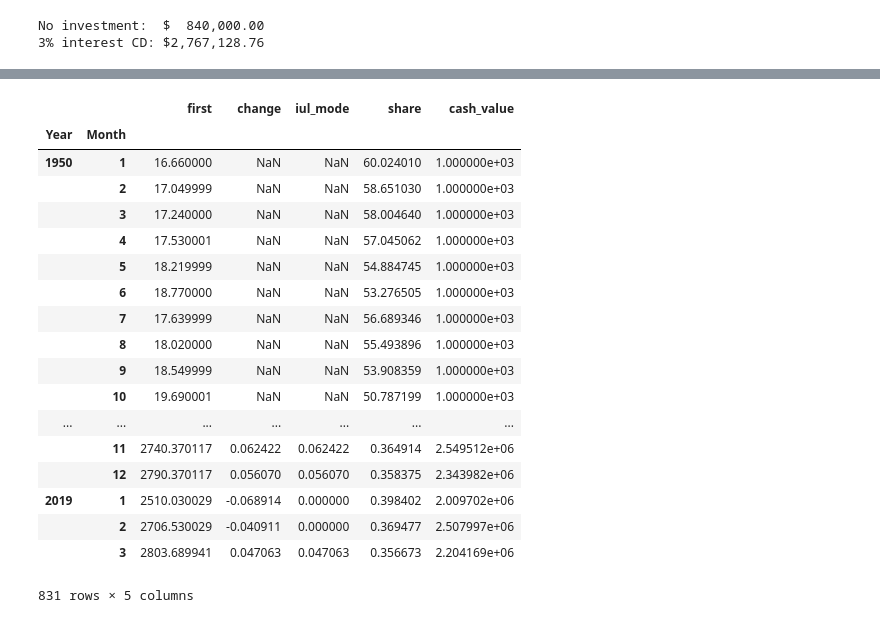
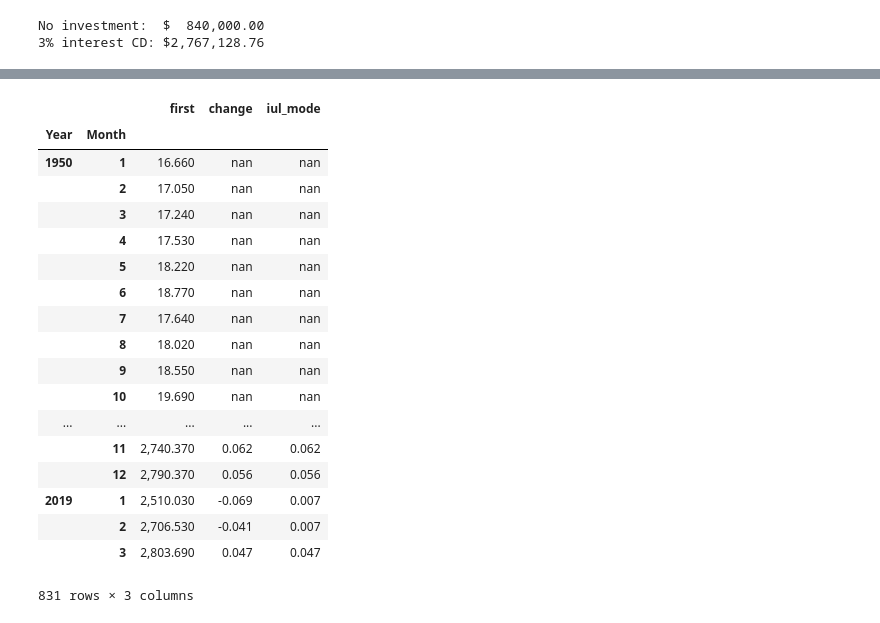
Before and after one commit to dingdinghzq/Investment101, a Jupyter notebook: SP500.ipynb, the cells around one changed output, grey strips where cells are left out. Saved outputs shown, nothing was run; the diff lists cells and outputs as text; code cells hidden in the pictures.

```diff
--- a/SP500.ipynb
+++ b/SP500.ipynb
@@ -218,5 +243,10 @@ Buy On Random Day: $57,244,439.95, Interal Return Rate:8.90%
 # %%
 quote['Month'] = quote['Date'].map(lambda x:x.month)
-quote
 
-first_day_of_each_month = quote.groupby(['Year', 'Month'])['Adj Close'].agg(['first'])
+def calc_monthly_change(quote):
+    first_day_of_each_month = quote.groupby(['Year', 'Month'])['Adj Close'].agg(['first'])
+    first_day_of_each_month["change"] = first_day_of_each_month.pct_change(12)
+    return first_day_of_each_month
+
+first_day_of_each_month = calc_monthly_change(quote)
+first_day_of_each_month
@@ -268,31 +273,32 @@ first_day_of_each_month
 # %%
 def simulate_iul(change):
-    if change < 0:
-        return 0
-    if change > 0.12:
-        return 0.12
+    if change < 0.0075:
+        return 0.0075
+    if change > 0.135:
+        return 0.135
     return change
 
+first_day_of_each_month = calc_monthly_change(quote)
 first_day_of_each_month["iul_mode"] = first_day_of_each_month['change'].apply(simulate_iul)
 first_day_of_each_month
 # %% [output]
-|  |  | first | change | iul_mode | share | cash_value |
-| Year | Month |  |  |  |  |  |
-| 1950 | 1 | 16.660000 | NaN | NaN | 60.024010 | 1.000000e+03 |
-|  | 2 | 17.049999 | NaN | NaN | 58.651030 | 1.000000e+03 |
-|  | 3 | 17.240000 | NaN | NaN | 58.004640 | 1.000000e+03 |
-|  | 4 | 17.530001 | NaN | NaN | 57.045062 | 1.000000e+03 |
-|  | 5 | 18.219999 | NaN | NaN | 54.884745 | 1.000000e+03 |
-|  | 6 | 18.770000 | NaN | NaN | 53.276505 | 1.000000e+03 |
-|  | 7 | 17.639999 | NaN | NaN | 56.689346 | 1.000000e+03 |
-|  | 8 | 18.020000 | NaN | NaN | 55.493896 | 1.000000e+03 |
-|  | 9 | 18.549999 | NaN | NaN | 53.908359 | 1.000000e+03 |
-|  | 10 | 19.690001 | NaN | NaN | 50.787199 | 1.000000e+03 |
-| ... | ... | ... | ... | ... | ... | ... |
-|  | 11 | 2740.370117 | 0.062422 | 0.062422 | 0.364914 | 2.549512e+06 |
-|  | 12 | 2790.370117 | 0.056070 | 0.056070 | 0.358375 | 2.343982e+06 |
-| 2019 | 1 | 2510.030029 | -0.068914 | 0.000000 | 0.398402 | 2.009702e+06 |
-|  | 2 | 2706.530029 | -0.040911 | 0.000000 | 0.369477 | 2.507997e+06 |
-|  | 3 | 2803.689941 | 0.047063 | 0.047063 | 0.356673 | 2.204169e+06 |
+|  |  | first | change | iul_mode |
+| Year | Month |  |  |  |
+| 1950 | 1 | 16.660 | nan | nan |
+|  | 2 | 17.050 | nan | nan |
+|  | 3 | 17.240 | nan | nan |
+|  | 4 | 17.530 | nan | nan |
+|  | 5 | 18.220 | nan | nan |
+|  | 6 | 18.770 | nan | nan |
+|  | 7 | 17.640 | nan | nan |
+|  | 8 | 18.020 | nan | nan |
+|  | 9 | 18.550 | nan | nan |
+|  | 10 | 19.690 | nan | nan |
+| ... | ... | ... | ... | ... |
+|  | 11 | 2,740.370 | 0.062 | 0.062 |
+|  | 12 | 2,790.370 | 0.056 | 0.056 |
+| 2019 | 1 | 2,510.030 | -0.069 | 0.007 |
+|  | 2 | 2,706.530 | -0.041 | 0.007 |
+|  | 3 | 2,803.690 | 0.047 | 0.047 |
-831 rows × 5 columns
+831 rows × 3 columns
 # %%
```
Also changed, not shown: parts of 19 cells of this notebook, 1 other file.
